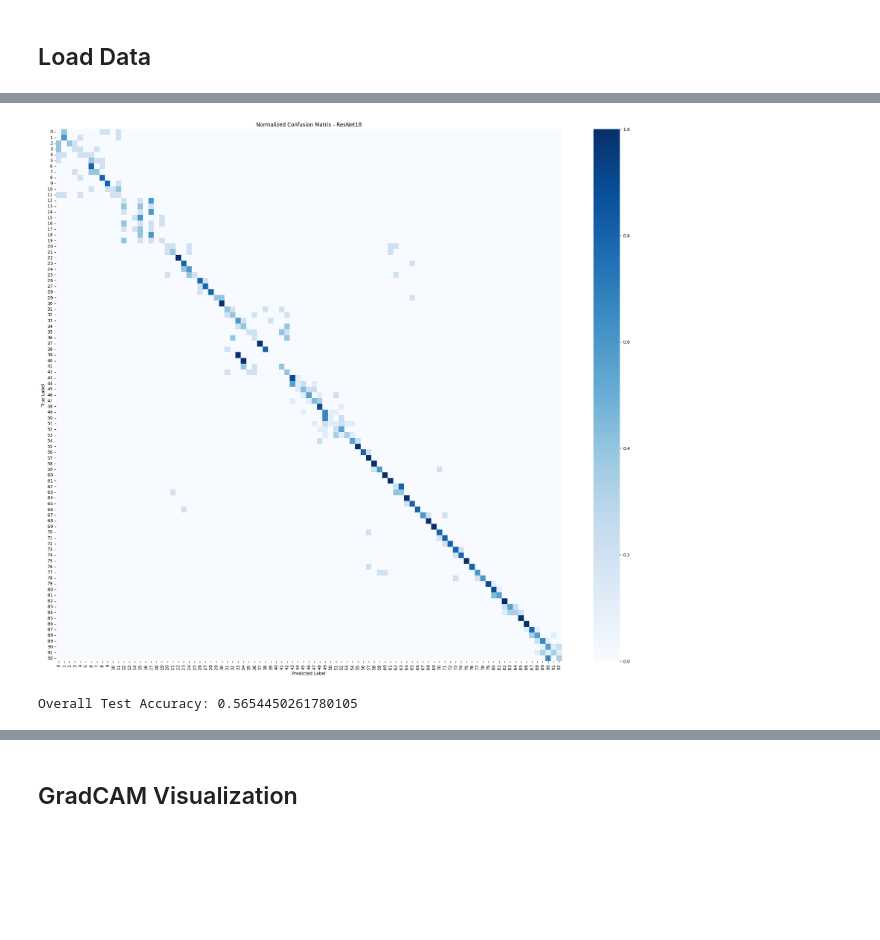
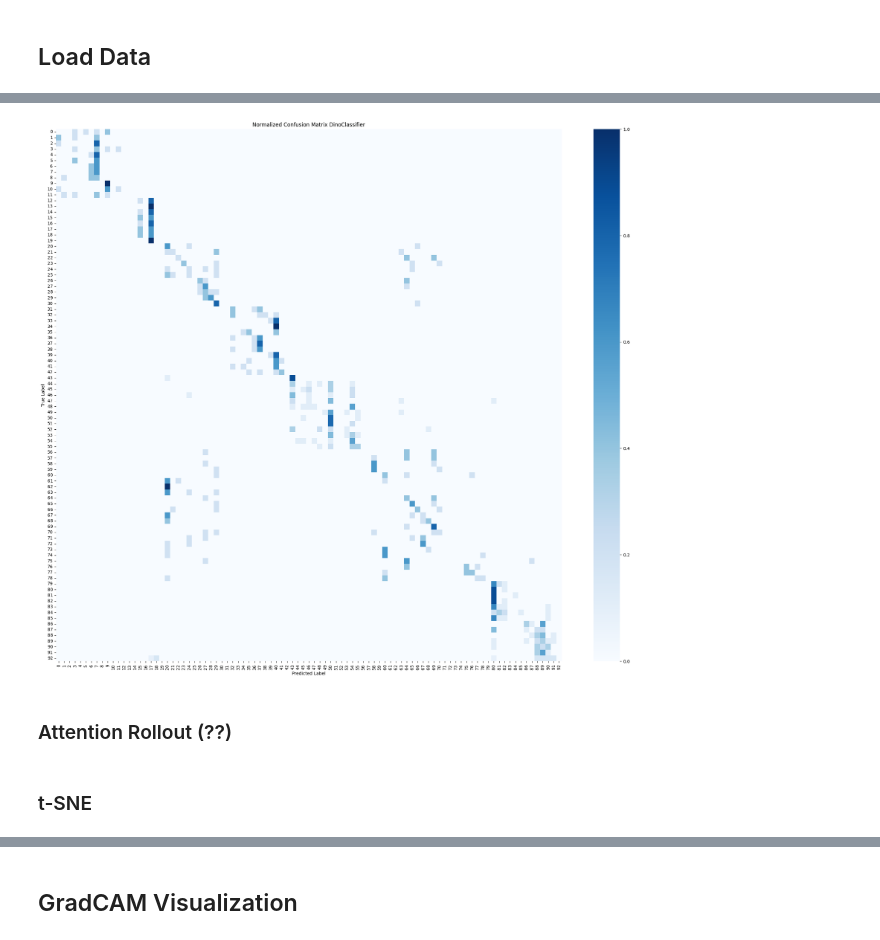
Before and after one commit to gtadams/2156-Final-Project, a Jupyter notebook: 2.156finalCNN.ipynb, the cells around one changed output, grey strips where cells are left out. Cells and saved outputs as stored; diff of their text form; code cells hidden in the pictures; blank space fills up the shorter version.

```diff
--- a/2.156finalCNN.ipynb
+++ b/2.156finalCNN.ipynb
@@ -174,4 +122,7 @@ torch.Size([32, 3, 256, 256])
 # %%
+import torchvision.models as models
+
+## RESNET18 with Spatial Masking
 class SpatialMask(nn.Module):
     def __init__(self, channels):
         super().__init__()
@@ -184,8 +135,7 @@ class SpatialMask(nn.Module):
 class ResNetWithMask(nn.Module):
     def __init__(self, num_classes):
         super().__init__()
-
-        # Load base ResNet
+        self.is_multiview_model = False
         self.backbone = models.resnet18(weights='DEFAULT')
 
         # Insert masking after layer4 outputs 512 channels
@@ -341,0 +287,23 @@ Epoch 10/10 | Train Loss: 1.3506 | Val Loss: 1.3476 | Val Acc: 0.5345 | LR: 0.00
+# %%
+class MultiViewImageDataset(Dataset):
+    def __init__(self, root, base_transform, num_views=4):
+        # Use ImageFolder to get file paths + labels, but handle transforms ourselves
+        self.folder = datasets.ImageFolder(root, transform=None)
+        self.transform = base_transform
+        self.num_views = num_views
+        self.classes = self.folder.classes
+        self.samples = self.folder.samples
+        self.loader = self.folder.loader
+
+    def __len__(self):
+        return len(self.samples)
+
+    def __getitem__(self, idx):
+        path, label = self.samples[idx]
+        img = self.loader(path)
+
+        # Generate V different augmented views of the same image
+        views = [self.transform(img) for _ in range(self.num_views)]
+        views = torch.stack(views, dim=0)  # [V, C, H, W]
+
+        return views, label
@@ -341,0 +392,11 @@ Epoch 10/10 | Train Loss: 1.3506 | Val Loss: 1.3476 | Val Acc: 0.5345 | LR: 0.00
+# %%
+if model_name == 'ResNetWithMask':
+    model = ResNetWithMask(num_classes).to(device)
+elif model_name == 'CLIP':
+    clip_model = clip_model.to(device)
+    clip_model.eval()  # we'll freeze it in the classifier class
+    embed_dim = clip_model.visual.output_dim  # feature dimension from encoder
+    model = CLIPMultiViewClassifier(clip_model, embed_dim, num_classes).to(device)
+elif model_name == 'dinov2':
+    # Torch Hub Dinov2 ViT-S/14; head is Identity by default, so use embed_dim
+    model = DinoClassifier(num_classes).to(device)
@@ -348,7 +590,7 @@ all_labels = []
 
 with torch.no_grad():
     for images, labels in test_loader:
-        images = images.to(device)
+        images = prepare_inputs_for_model(model, images, collapse_policy='first').to(device)
         labels = labels.to(device)
 
         outputs = model(images)
@@ -407,27 +784,23 @@ WARNING:matplotlib.image:Clipping input data to the valid range for imshow with
 # %%
 from sklearn.metrics import confusion_matrix
 import matplotlib.pyplot as plt
 import seaborn as sns
 
 cm = confusion_matrix(all_labels, all_preds)
 cm_norm = cm.astype("float") / cm.sum(axis=1)[:, np.newaxis]
 
 plt.figure(figsize=(26, 22))
 sns.heatmap(cm_norm,
             cmap="Blues")
             #xticklabels=class_names,
             #yticklabels=class_names)
 plt.xticks(rotation=90)
 plt.yticks(rotation=0)
-plt.title("Normalized Confusion Matrix - ResNet18")
+plt.title(f"Normalized Confusion Matrix {model.__class__.__name__}")
 plt.xlabel("Predicted Label")
 plt.ylabel("True Label")
 plt.show()
 # %% [output]
-[figure, old version]
+[figure, new version]
-# %%
-correct = cm.diagonal().sum()
-total = cm.sum()
-print("Overall Test Accuracy:", correct / total)
-# %% [output]
-Overall Test Accuracy: 0.5654450261780105
+# %% [markdown]
+### Attention Rollout (??)
@@ -433,0 +1016,2 @@ Overall Test Accuracy: 0.5654450261780105
+# %% [markdown]
+### t-SNE
```
Also changed, not shown: parts of 31 cells of this notebook, 1 other file.
